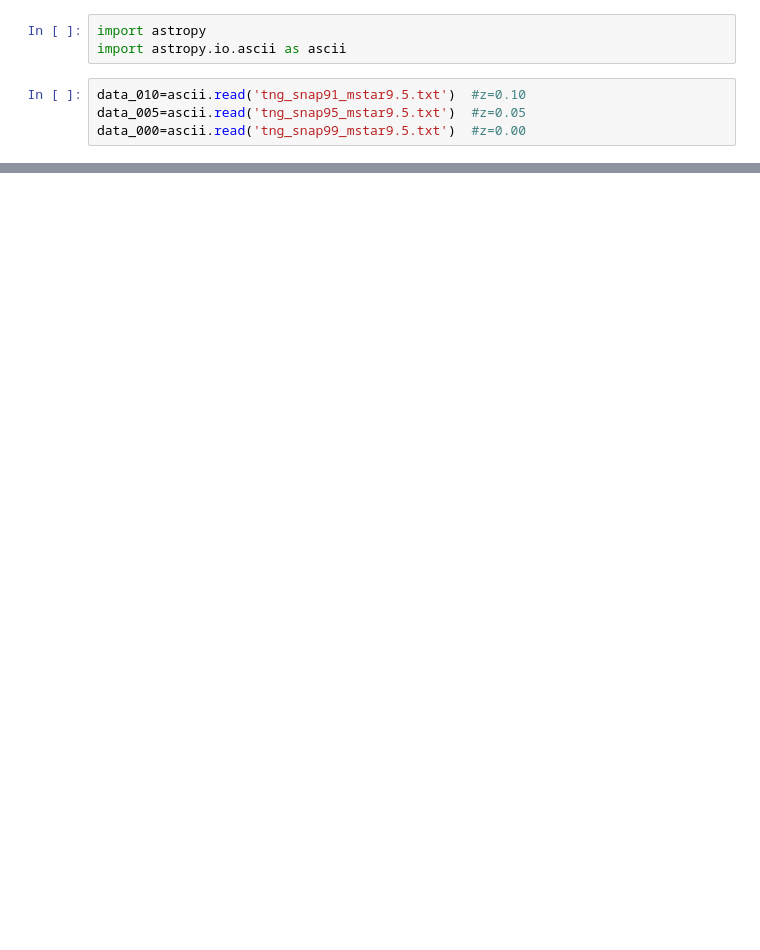
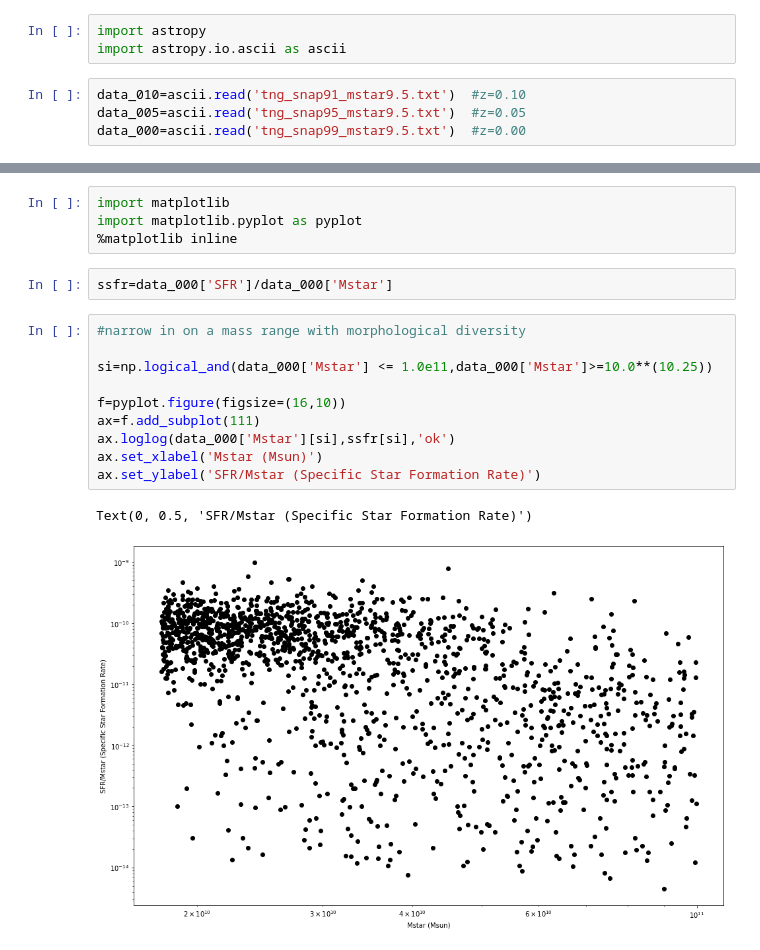
Before and after one commit to gsnyder206/deepmerge-mocks, a Jupyter notebook: TNG_Catalog_Selection_Example.ipynb, the cells around one changed output, grey strips where cells are left out. Cells and saved outputs as stored; diff of their text form; blank space fills up the shorter version.

Commit message:
test catalog sub-selection by star formation

```diff
--- a/TNG_Catalog_Selection_Example.ipynb
+++ b/TNG_Catalog_Selection_Example.ipynb
@@ -29,0 +30,19 @@ Table length=10805
+# %%
+import matplotlib
+import matplotlib.pyplot as pyplot
+%matplotlib inline
+# %%
+ssfr=data_000['SFR']/data_000['Mstar']
+# %%
+#narrow in on a mass range with morphological diversity
+
+si=np.logical_and(data_000['Mstar'] <= 1.0e11,data_000['Mstar']>=10.0**(10.25))
+
+f=pyplot.figure(figsize=(16,10))
+ax=f.add_subplot(111)
+ax.loglog(data_000['Mstar'][si],ssfr[si],'ok')
+ax.set_xlabel('Mstar (Msun)')
+ax.set_ylabel('SFR/Mstar (Specific Star Formation Rate)')
+# %% [output]
+Text(0, 0.5, 'SFR/Mstar (Specific Star Formation Rate)')
+[figure, added]
```
Also changed, not shown: parts of 5 cells of this notebook.
